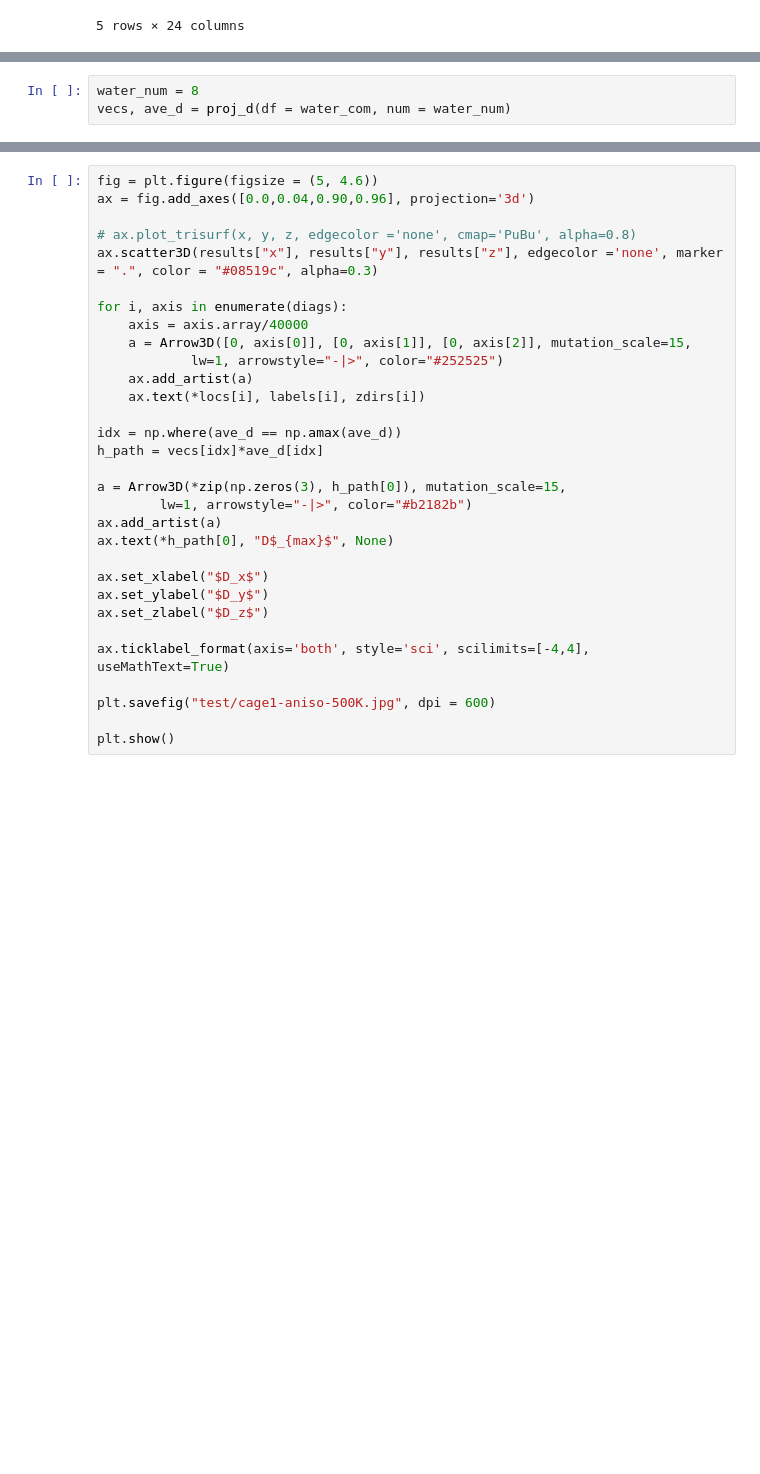
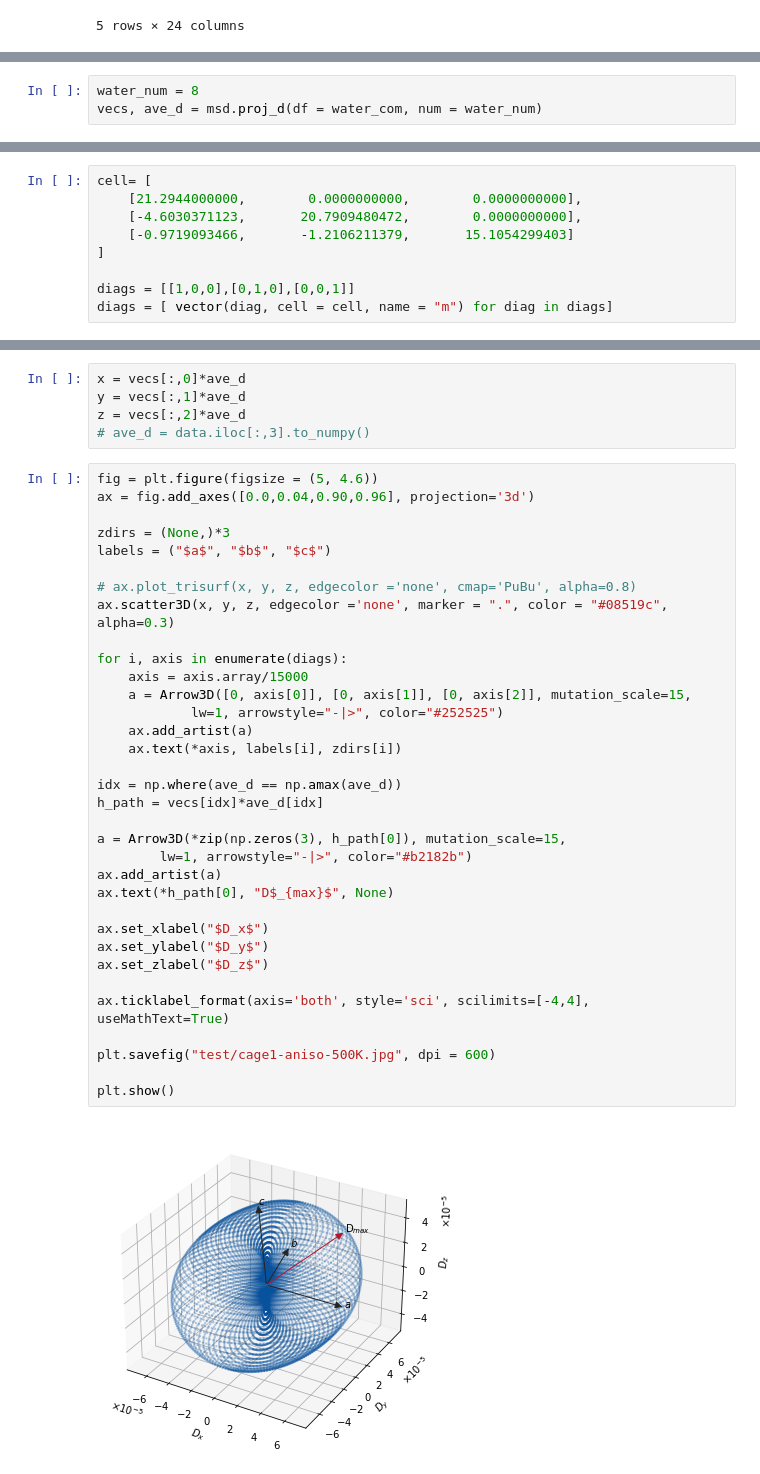
Before and after one commit to Lei-Lei-alpha/FishMol, a Jupyter notebook: docs/_build/jupyter_execute/diff_aniso.ipynb, the cells around one changed output, grey strips where cells are left out. Saved outputs shown, nothing was run; the diff lists cells and outputs as text; blank space fills up the shorter version.

```diff
--- a/docs/_build/jupyter_execute/diff_aniso.ipynb
+++ b/docs/_build/jupyter_execute/diff_aniso.ipynb
@@ -63,4 +27,4 @@ def proj_d(df, num, start_idx = 0, n_theta = 120, n_phi = 120, filename = None,
 # %%
 water_num = 8
-vecs, ave_d = proj_d(df = water_com, num = water_num)
+vecs, ave_d = msd.proj_d(df = water_com, num = water_num)
 # %% [output]
@@ -77,0 +46,9 @@ locs = [diag.array/40000 for diag in diags]
+# %%
+cell= [
+    [21.2944000000,        0.0000000000,        0.0000000000],
+    [-4.6030371123,       20.7909480472,        0.0000000000],
+    [-0.9719093466,       -1.2106211379,       15.1054299403]
+]
+
+diags = [[1,0,0],[0,1,0],[0,0,1]]
+diags = [ vector(diag, cell = cell, name = "m") for diag in diags]
@@ -78,31 +61,41 @@ locs = [diag.array/40000 for diag in diags]
+# %%
+x = vecs[:,0]*ave_d
+y = vecs[:,1]*ave_d
+z = vecs[:,2]*ave_d
+# ave_d = data.iloc[:,3].to_numpy()
 # %%
 fig = plt.figure(figsize = (5, 4.6))
 ax = fig.add_axes([0.0,0.04,0.90,0.96], projection='3d')
 
+zdirs = (None,)*3
+labels = ("$a$", "$b$", "$c$")
+
 # ax.plot_trisurf(x, y, z, edgecolor ='none', cmap='PuBu', alpha=0.8)
-ax.scatter3D(results["x"], results["y"], results["z"], edgecolor ='none', marker = ".", color = "#08519c", alpha=0.3)
+ax.scatter3D(x, y, z, edgecolor ='none', marker = ".", color = "#08519c", alpha=0.3)
 
 for i, axis in enumerate(diags):
-    axis = axis.array/40000
+    axis = axis.array/15000
     a = Arrow3D([0, axis[0]], [0, axis[1]], [0, axis[2]], mutation_scale=15,
             lw=1, arrowstyle="-|>", color="#252525")
     ax.add_artist(a)
-    ax.text(*locs[i], labels[i], zdirs[i])
+    ax.text(*axis, labels[i], zdirs[i])
 
 idx = np.where(ave_d == np.amax(ave_d))
 h_path = vecs[idx]*ave_d[idx]
 
 a = Arrow3D(*zip(np.zeros(3), h_path[0]), mutation_scale=15,
         lw=1, arrowstyle="-|>", color="#b2182b")
 ax.add_artist(a)
 ax.text(*h_path[0], "D$_{max}$", None)
 
 ax.set_xlabel("$D_x$")
 ax.set_ylabel("$D_y$")
 ax.set_zlabel("$D_z$")
 
 ax.ticklabel_format(axis='both', style='sci', scilimits=[-4,4], useMathText=True)
 
 plt.savefig("test/cage1-aniso-500K.jpg", dpi = 600)
 
 plt.show()
+# %% [output]
+[figure, added]
```
Also changed, not shown: parts of 10 cells of this notebook, 16 other files.
